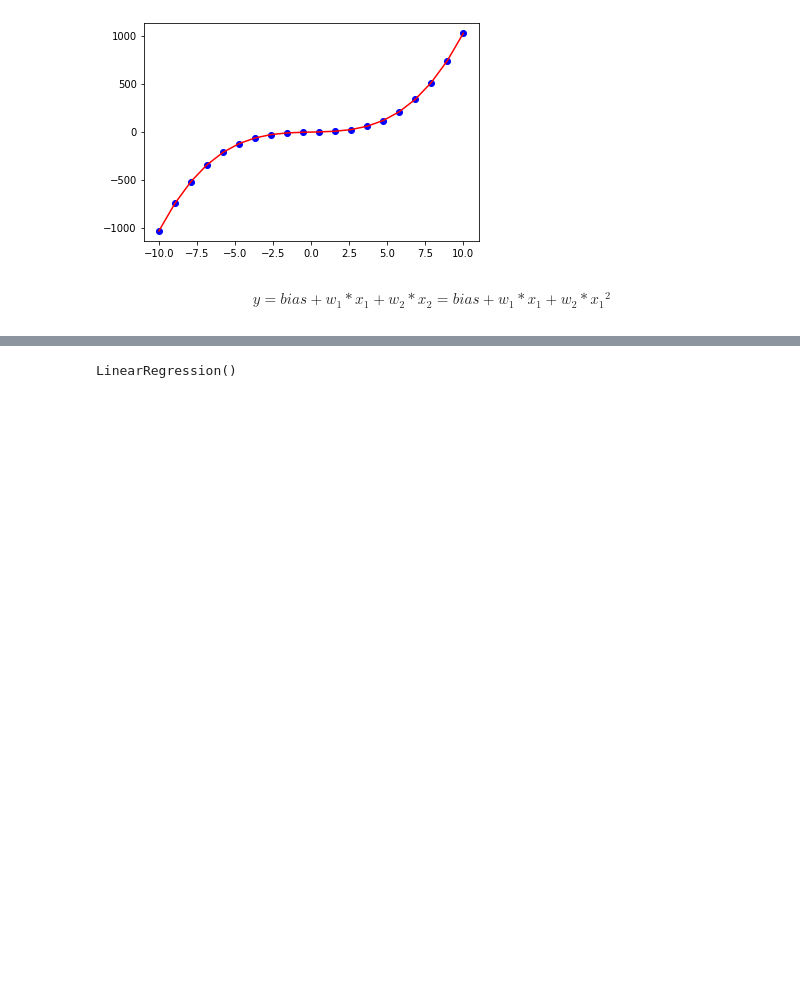
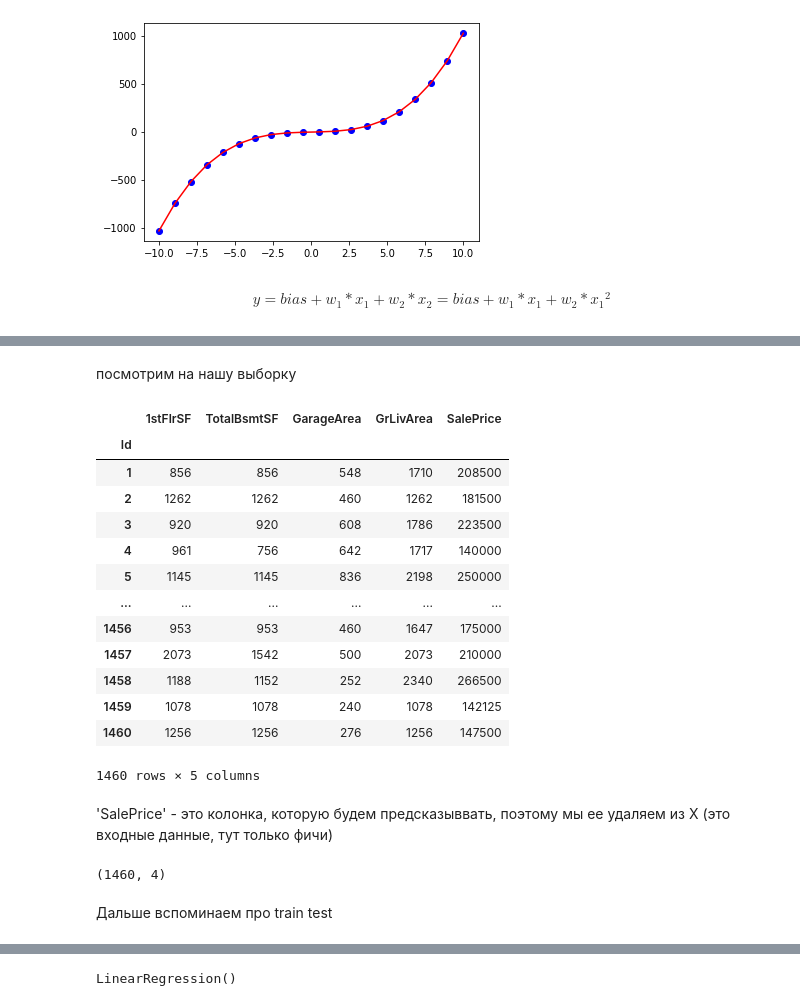
Before and after one commit to SedyaPrograms/Tutorial, a Jupyter notebook: AI and machine learning/1.Машинное_обучение_Линейная_регрессия.ipynb, the cells around one changed output, grey strips where cells are left out. Saved outputs shown, nothing was run; the diff lists cells and outputs as text; code cells hidden in the pictures; blank space fills up the shorter version.

```diff
--- a/AI and machine learning/1.Машинное_обучение_Линейная_регрессия.ipynb
+++ b/AI and machine learning/1.Машинное_обучение_Линейная_регрессия.ipynb
@@ -318,0 +347,3 @@ df = pd.read_csv('houses_train.csv').set_index('Id')[columns]
+# %%
+df = pd.read_csv('houses_train.csv').set_index('Id')
+df.corr()['SalePrice'].sort_values()
@@ -318,0 +370,19 @@ df = pd.read_csv('houses_train.csv').set_index('Id')[columns]
+# %% [markdown]
+посмотрим на нашу выборку
+# %%
+df[columns]
+# %% [output]
+|  | 1stFlrSF | TotalBsmtSF | GarageArea | GrLivArea | SalePrice |
+| Id |  |  |  |  |  |
+| 1 | 856 | 856 | 548 | 1710 | 208500 |
+| 2 | 1262 | 1262 | 460 | 1262 | 181500 |
+| 3 | 920 | 920 | 608 | 1786 | 223500 |
+| 4 | 961 | 756 | 642 | 1717 | 140000 |
+| 5 | 1145 | 1145 | 836 | 2198 | 250000 |
+| ... | ... | ... | ... | ... | ... |
+| 1456 | 953 | 953 | 460 | 1647 | 175000 |
+| 1457 | 2073 | 1542 | 500 | 2073 | 210000 |
+| 1458 | 1188 | 1152 | 252 | 2340 | 266500 |
+| 1459 | 1078 | 1078 | 240 | 1078 | 142125 |
+| 1460 | 1256 | 1256 | 276 | 1256 | 147500 |
+1460 rows × 5 columns
@@ -319,6 +391,13 @@ df = pd.read_csv('houses_train.csv').set_index('Id')[columns]
+# %% [markdown]
+'SalePrice' - это колонка, которую будем предсказыввать, поэтому мы ее удаляем из Х (это входные данные, тут только фичи)
 # %%
 X = df.drop(columns=['SalePrice']).to_numpy()
+print(X.shape) # поглядим какая размерность матрицы
 y = df['SalePrice'].to_numpy()
+# %% [output]
+(1460, 4)
+# %% [markdown]
+Дальше вспоминаем про train test
 # %%
 from sklearn.model_selection import train_test_split
 
```
Also changed, not shown: parts of 72 cells of this notebook.
